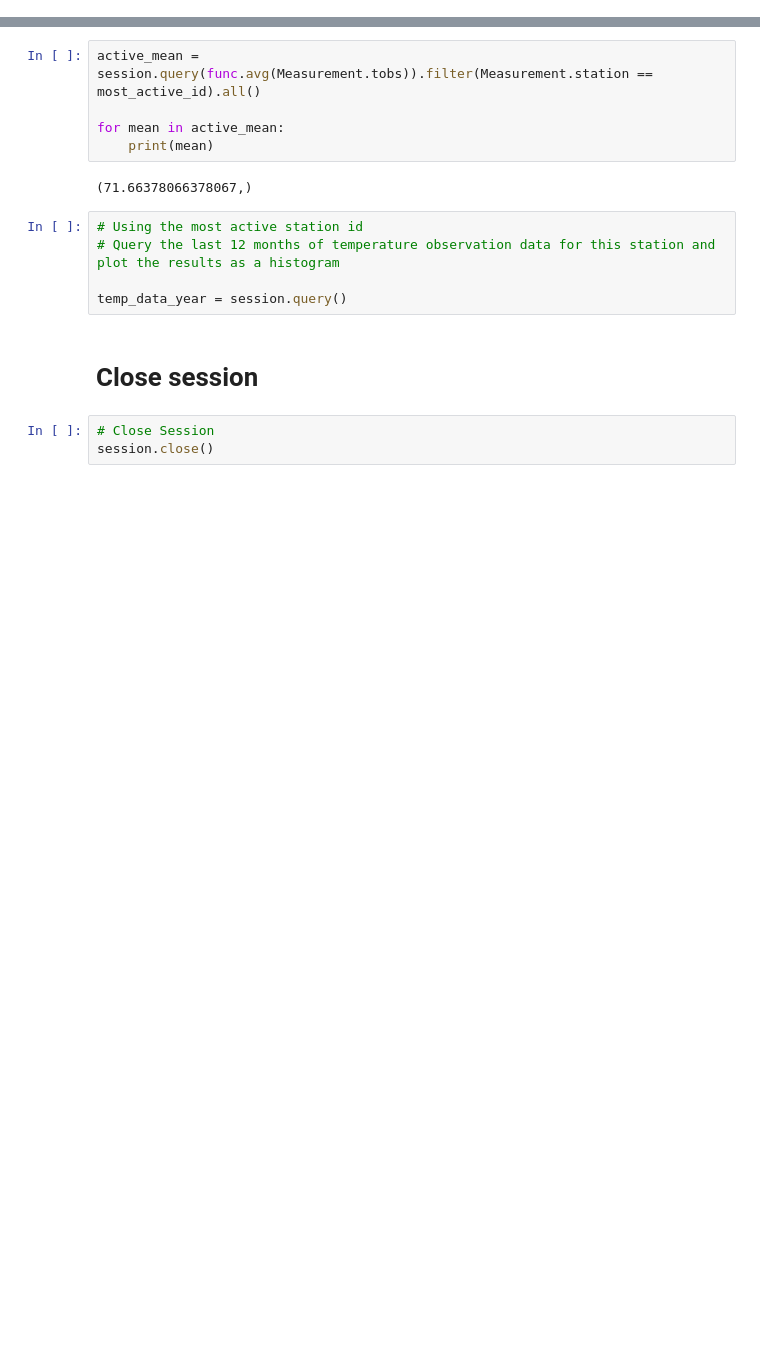
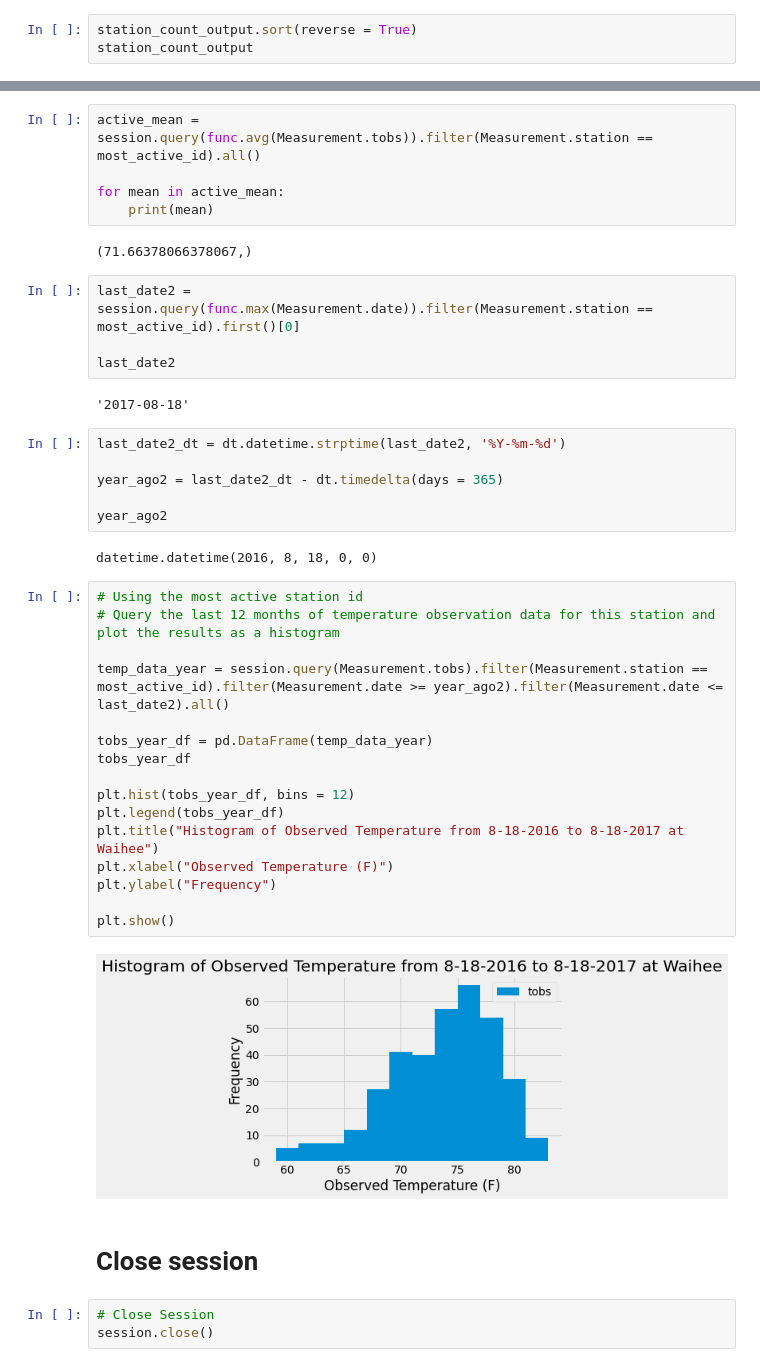
Before and after one commit to SamEspe/Hawaii-Climate-SQL, a Jupyter notebook: climate_starter.ipynb, the cells around one changed output, grey strips where cells are left out. Cells and saved outputs as stored; diff of their text form; blank space fills up the shorter version.

```diff
--- a/climate_starter.ipynb
+++ b/climate_starter.ipynb
@@ -208,3 +208,6 @@ station_count_output
  [2772, 'USC00519281'],
  [1979, 'USC00511918'],
  [2612, 'USC00516128']]
+# %%
+station_count_output.sort(reverse = True)
+station_count_output
@@ -243,11 +256,38 @@ for mean in active_mean:
     print(mean)
 # %% [output]
 (71.66378066378067,)
+# %%
+last_date2 = session.query(func.max(Measurement.date)).filter(Measurement.station == most_active_id).first()[0]
+
+last_date2
+# %% [output]
+'2017-08-18'
+# %%
+last_date2_dt = dt.datetime.strptime(last_date2, '%Y-%m-%d')
+
+year_ago2 = last_date2_dt - dt.timedelta(days = 365)
+
+year_ago2
+# %% [output]
+datetime.datetime(2016, 8, 18, 0, 0)
 # %%
 # Using the most active station id
 # Query the last 12 months of temperature observation data for this station and plot the results as a histogram
 
-temp_data_year = session.query()
+temp_data_year = session.query(Measurement.tobs).filter(Measurement.station == most_active_id).filter(Measurement.date >= year_ago2).filter(Measurement.date <= last_date2).all()
+
+tobs_year_df = pd.DataFrame(temp_data_year)
+tobs_year_df
+
+plt.hist(tobs_year_df, bins = 12)
+plt.legend(tobs_year_df)
+plt.title("Histogram of Observed Temperature from 8-18-2016 to 8-18-2017 at Waihee")
+plt.xlabel("Observed Temperature (F)")
+plt.ylabel("Frequency")
+
+plt.show()
+# %% [output]
+[figure, added]
 # %% [markdown]
 # Close session
 # %%
```
Also changed, not shown: parts of 6 cells of this notebook.
